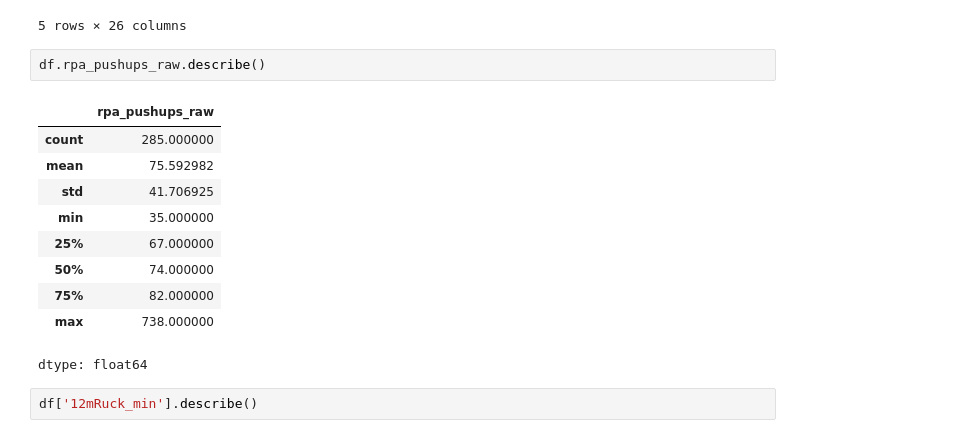
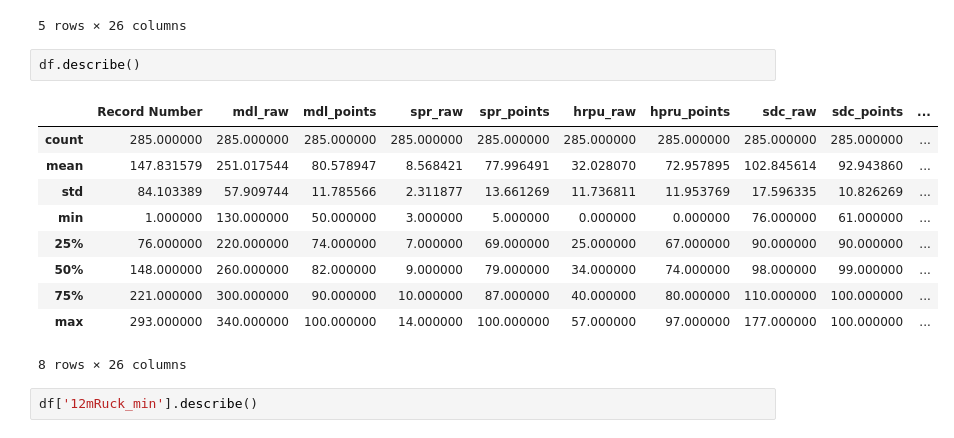
Before and after one commit to lonespear/ma103, a Jupyter notebook: ranger_school_log_reg.ipynb, the cells around one changed output. Drawn from its saved outputs; the diff is of its cells as text.

```diff
--- a/ranger_school_log_reg.ipynb
+++ b/ranger_school_log_reg.ipynb
@@ -104,18 +104,18 @@ df.head()
 | 5 | 6 | 300 | 90 | 12 | 97 | 44 | 84 | 78 | 100 | ... |
 5 rows × 26 columns
 # %%
-df.rpa_pushups_raw.describe()
+df.describe()
 # %% [output]
-|  | rpa_pushups_raw |
-| count | 285.000000 |
-| mean | 75.592982 |
-| std | 41.706925 |
-| min | 35.000000 |
-| 25% | 67.000000 |
-| 50% | 74.000000 |
-| 75% | 82.000000 |
-| max | 738.000000 |
+|  | Record Number | mdl_raw | mdl_points | spr_raw | spr_points | hrpu_raw | hpru_points | sdc_raw | sdc_points | ... |
+| count | 285.000000 | 285.000000 | 285.000000 | 285.000000 | 285.000000 | 285.000000 | 285.000000 | 285.000000 | 285.000000 | ... |
+| mean | 147.831579 | 251.017544 | 80.578947 | 8.568421 | 77.996491 | 32.028070 | 72.957895 | 102.845614 | 92.943860 | ... |
+| std | 84.103389 | 57.909744 | 11.785566 | 2.311877 | 13.661269 | 11.736811 | 11.953769 | 17.596335 | 10.826269 | ... |
+| min | 1.000000 | 130.000000 | 50.000000 | 3.000000 | 5.000000 | 0.000000 | 0.000000 | 76.000000 | 61.000000 | ... |
+| 25% | 76.000000 | 220.000000 | 74.000000 | 7.000000 | 69.000000 | 25.000000 | 67.000000 | 90.000000 | 90.000000 | ... |
+| 50% | 148.000000 | 260.000000 | 82.000000 | 9.000000 | 79.000000 | 34.000000 | 74.000000 | 98.000000 | 99.000000 | ... |
+| 75% | 221.000000 | 300.000000 | 90.000000 | 10.000000 | 87.000000 | 40.000000 | 80.000000 | 110.000000 | 100.000000 | ... |
+| max | 293.000000 | 340.000000 | 100.000000 | 14.000000 | 100.000000 | 57.000000 | 97.000000 | 177.000000 | 100.000000 | ... |
-dtype: float64
+8 rows × 26 columns
 # %%
 df['12mRuck_min'].describe()
 # %% [output]
```
Also changed, not shown: parts of 4 cells of this notebook.
